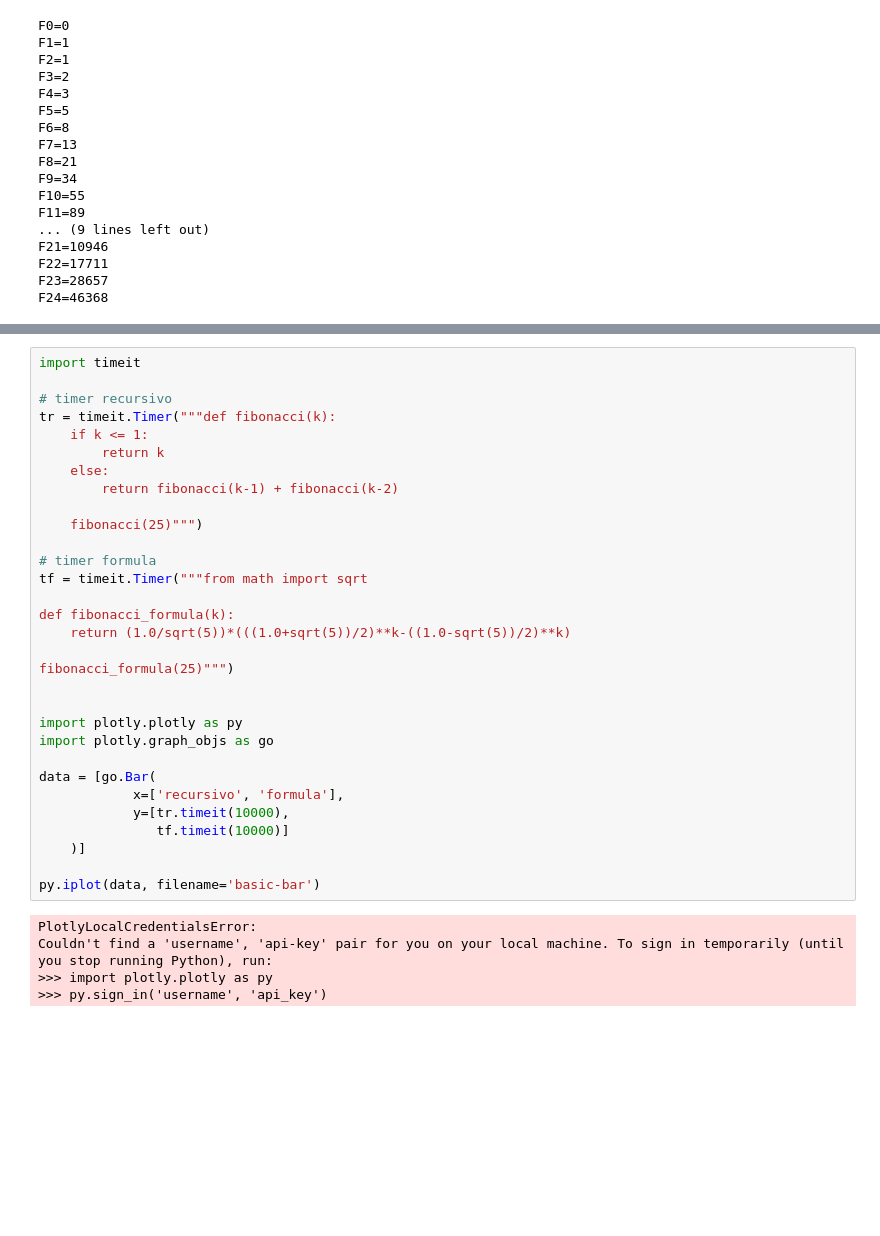
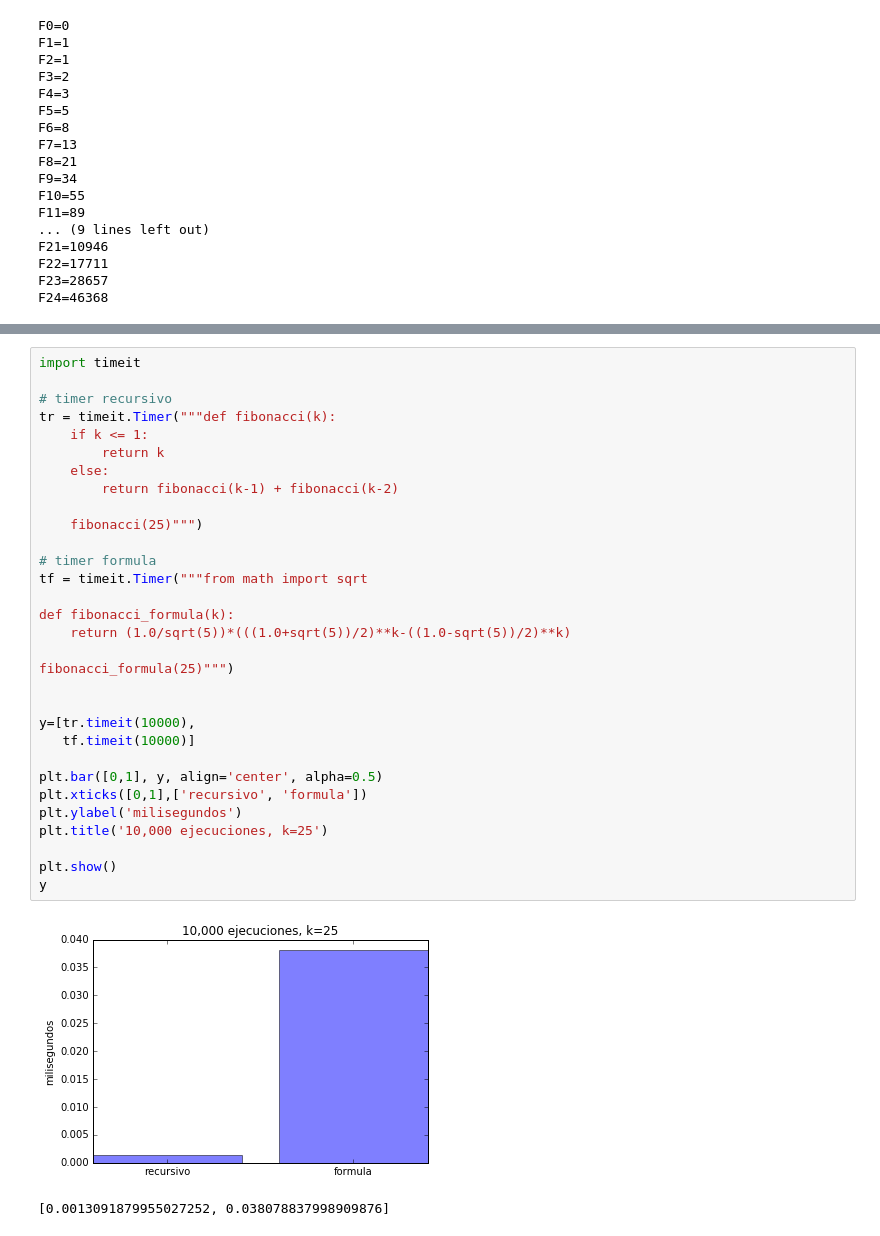
Before and after one commit to rgarcia-herrera/sistemas-dinamicos, a Jupyter notebook: Fibonacci.ipynb, the cells around one changed output, grey strips where cells are left out. Saved outputs shown, nothing was run; the diff lists cells and outputs as text; blank space fills up the shorter version.

Commit message:
bonitas barras de tiempos de ejecucion

```diff
--- a/Fibonacci.ipynb
+++ b/Fibonacci.ipynb
@@ -581,36 +587,34 @@ F24=46368
 # %%
 import timeit
 
 # timer recursivo
 tr = timeit.Timer("""def fibonacci(k):
     if k <= 1:
         return k
     else:
         return fibonacci(k-1) + fibonacci(k-2)
 
     fibonacci(25)""")
 
 # timer formula
 tf = timeit.Timer("""from math import sqrt
 
 def fibonacci_formula(k):
     return (1.0/sqrt(5))*(((1.0+sqrt(5))/2)**k-((1.0-sqrt(5))/2)**k)
 
 fibonacci_formula(25)""")
 
 
-import plotly.plotly as py
-import plotly.graph_objs as go
+y=[tr.timeit(10000),
+   tf.timeit(10000)]
 
-data = [go.Bar(
-            x=['recursivo', 'formula'],
-            y=[tr.timeit(10000),
-               tf.timeit(10000)]
-    )]
+plt.bar([0,1], y, align='center', alpha=0.5)
+plt.xticks([0,1],['recursivo', 'formula'])
+plt.ylabel('milisegundos')
+plt.title('10,000 ejecuciones, k=25')
 
-py.iplot(data, filename='basic-bar')
+plt.show()
+y
 # %% [output]
+[figure, added]
-PlotlyLocalCredentialsError:
-Couldn't find a 'username', 'api-key' pair for you on your local machine. To sign in temporarily (until you stop running Python), run:
->>> import plotly.plotly as py
->>> py.sign_in('username', 'api_key')
+[0.0013091879955027252, 0.038078837998909876]
```
Also changed, not shown: parts of 4 cells of this notebook.
